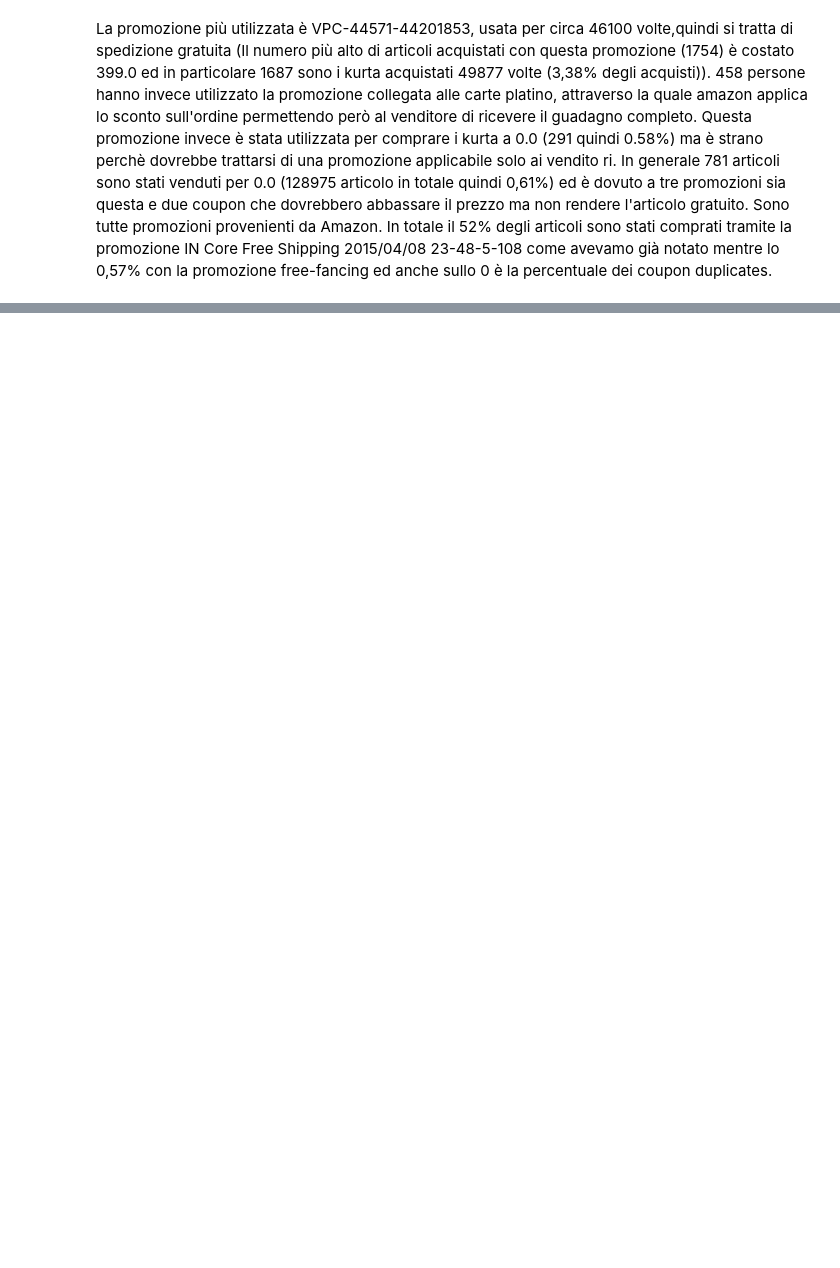
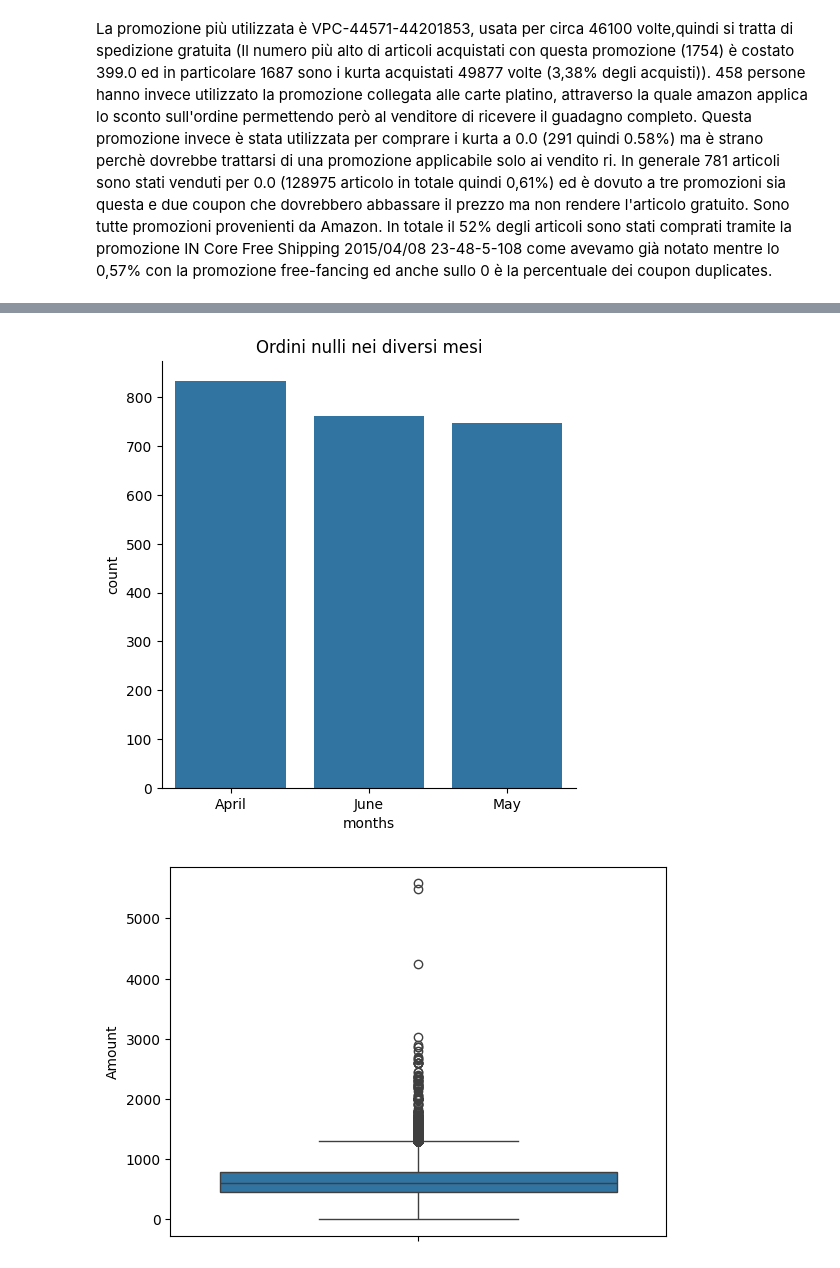
Before and after one commit to glo-code/ecommerce-analysis, a Jupyter notebook: ecommerce_analysis.ipynb, the cells around one changed output, grey strips where cells are left out. Saved outputs shown, nothing was run; the diff lists cells and outputs as text; code cells hidden in the pictures; blank space fills up the shorter version.

```diff
--- a/ecommerce_analysis.ipynb
+++ b/ecommerce_analysis.ipynb
@@ -368,0 +391,22 @@ coupon
+# %%
+print(df['Amount'][df['Amount']==0.0].value_counts())
+articoli=df.groupby('Amount')[['months','year','Order ID','Status','promotion-ids']].value_counts().reset_index()
+nulli=articoli[['Amount','months','year','Status','Order ID','promotion-ids']][articoli['Amount']==0.0]
+count_ordini=nulli['months'].value_counts()
+print(count_ordini)
+lista_guadagno=[]
+for months in ['April','May','June']:
+    guadagno=df[['Amount','months']][df['months']==months]['Amount'].sum()
+    income=[months,guadagno]
+    lista_guadagno.append(income)
+
+
+df_guadagni=pd.DataFrame(lista_guadagno)
+df_guadagni
+
+print(nulli['promotion-ids'].value_counts().reset_index()[nulli['promotion-ids'].value_counts().reset_index()['promotion-ids'].str.contains('VPC')]['count'].sum())
+
+nulli['Order ID'].duplicated().value_counts() # non ci sono ordini gratis fatti dallo stesso cliente
+stato=nulli['Status'].value_counts()
+stato/stato.sum()*100
+stato.sum()
@@ -368,0 +438,11 @@ coupon
+# %%
+
+
+sns.catplot(data=count_ordini,kind='bar')
+plt.title('Ordini nulli nei diversi mesi')
+plt.show()
+sns.boxplot(df['Amount'])
+plt.show()
+# %% [output]
+[figure, added]
+[figure, added]
```
Also changed, not shown: parts of 23 cells of this notebook.
